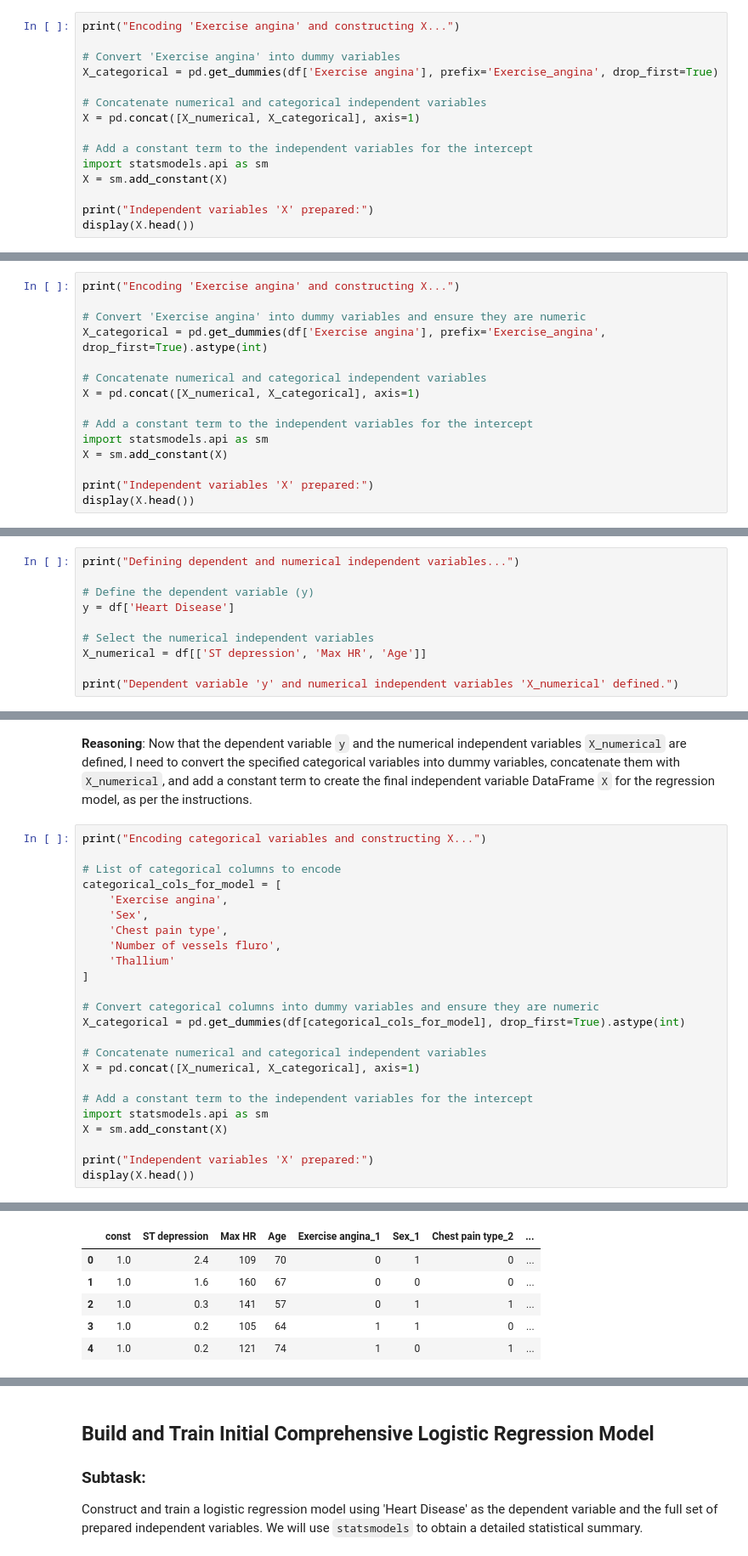
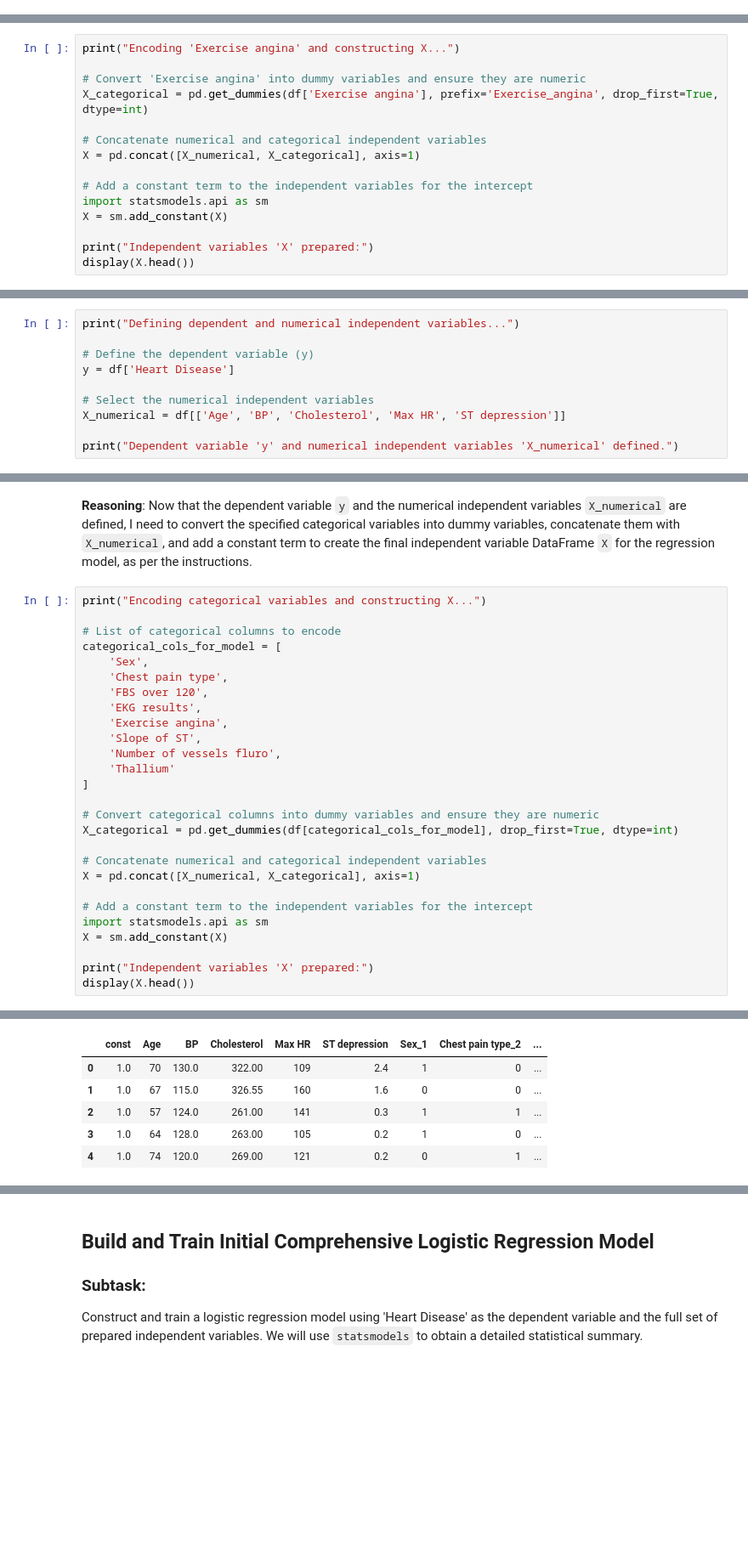
Before and after one commit to gideonadeti/heart-disease-prediction, a Jupyter notebook: Heart_Disease_Prediction_Part_3.ipynb, the cells around one changed output, grey strips where cells are left out. Shown at 85% size. Saved outputs shown, nothing was run; the diff lists cells and outputs as text; blank space fills up the shorter version.

```diff
--- a/Heart_Disease_Prediction_Part_3.ipynb
+++ b/Heart_Disease_Prediction_Part_3.ipynb
@@ -292,18 +292,3 @@ Dependent variable 'y' and numerical independent variables 'X_numerical' defined
 # %% [markdown]
 **Reasoning**:
 I will convert the 'Exercise angina' categorical variable into dummy variables, concatenate them with the numerical independent variables, and add a constant term to create the final independent variable DataFrame `X` for the regression model, as instructed.
-# %%
-print("Encoding 'Exercise angina' and constructing X...")
-
-# Convert 'Exercise angina' into dummy variables
-X_categorical = pd.get_dummies(df['Exercise angina'], prefix='Exercise_angina', drop_first=True)
-
-# Concatenate numerical and categorical independent variables
-X = pd.concat([X_numerical, X_categorical], axis=1)
-
-# Add a constant term to the independent variables for the intercept
-import statsmodels.api as sm
-X = sm.add_constant(X)
-
-print("Independent variables 'X' prepared:")
-display(X.head())
@@ -339,7 +299,7 @@ The previous code failed because the `X` DataFrame contained boolean data types
 print("Encoding 'Exercise angina' and constructing X...")
 
 # Convert 'Exercise angina' into dummy variables and ensure they are numeric
-X_categorical = pd.get_dummies(df['Exercise angina'], prefix='Exercise_angina', drop_first=True).astype(int)
+X_categorical = pd.get_dummies(df['Exercise angina'], prefix='Exercise_angina', drop_first=True, dtype=int)
 
 # Concatenate numerical and categorical independent variables
 X = pd.concat([X_numerical, X_categorical], axis=1)
@@ -627,7 +587,7 @@ print("Defining dependent and numerical independent variables...")
 y = df['Heart Disease']
 
 # Select the numerical independent variables
-X_numerical = df[['ST depression', 'Max HR', 'Age']]
+X_numerical = df[['Age', 'BP', 'Cholesterol', 'Max HR', 'ST depression']]
 
 print("Dependent variable 'y' and numerical independent variables 'X_numerical' defined.")
 # %% [output]
@@ -639,33 +599,36 @@ Now that the dependent variable `y` and the numerical independent variables `X_n
 # %%
 print("Encoding categorical variables and constructing X...")
 
 # List of categorical columns to encode
 categorical_cols_for_model = [
-    'Exercise angina',
     'Sex',
     'Chest pain type',
+    'FBS over 120',
+    'EKG results',
+    'Exercise angina',
+    'Slope of ST',
     'Number of vessels fluro',
     'Thallium'
 ]
 
 # Convert categorical columns into dummy variables and ensure they are numeric
-X_categorical = pd.get_dummies(df[categorical_cols_for_model], drop_first=True).astype(int)
+X_categorical = pd.get_dummies(df[categorical_cols_for_model], drop_first=True, dtype=int)
 
 # Concatenate numerical and categorical independent variables
 X = pd.concat([X_numerical, X_categorical], axis=1)
 
 # Add a constant term to the independent variables for the intercept
 import statsmodels.api as sm
 X = sm.add_constant(X)
 
 print("Independent variables 'X' prepared:")
 display(X.head())
 # %% [output]
 Encoding categorical variables and constructing X...
 Independent variables 'X' prepared:
-|  | const | ST depression | Max HR | Age | Exercise angina_1 | Sex_1 | Chest pain type_2 | ... |
-| 0 | 1.0 | 2.4 | 109 | 70 | 0 | 1 | 0 | ... |
-| 1 | 1.0 | 1.6 | 160 | 67 | 0 | 0 | 0 | ... |
-| 2 | 1.0 | 0.3 | 141 | 57 | 0 | 1 | 1 | ... |
-| 3 | 1.0 | 0.2 | 105 | 64 | 1 | 1 | 0 | ... |
-| 4 | 1.0 | 0.2 | 121 | 74 | 1 | 0 | 1 | ... |
+|  | const | Age | BP | Cholesterol | Max HR | ST depression | Sex_1 | Chest pain type_2 | ... |
+| 0 | 1.0 | 70 | 130.0 | 322.00 | 109 | 2.4 | 1 | 0 | ... |
+| 1 | 1.0 | 67 | 115.0 | 326.55 | 160 | 1.6 | 0 | 0 | ... |
+| 2 | 1.0 | 57 | 124.0 | 261.00 | 141 | 0.3 | 1 | 1 | ... |
+| 3 | 1.0 | 64 | 128.0 | 263.00 | 105 | 0.2 | 1 | 0 | ... |
+| 4 | 1.0 | 74 | 120.0 | 269.00 | 121 | 0.2 | 0 | 1 | ... |
```
Also changed, not shown: parts of 19 cells of this notebook.
